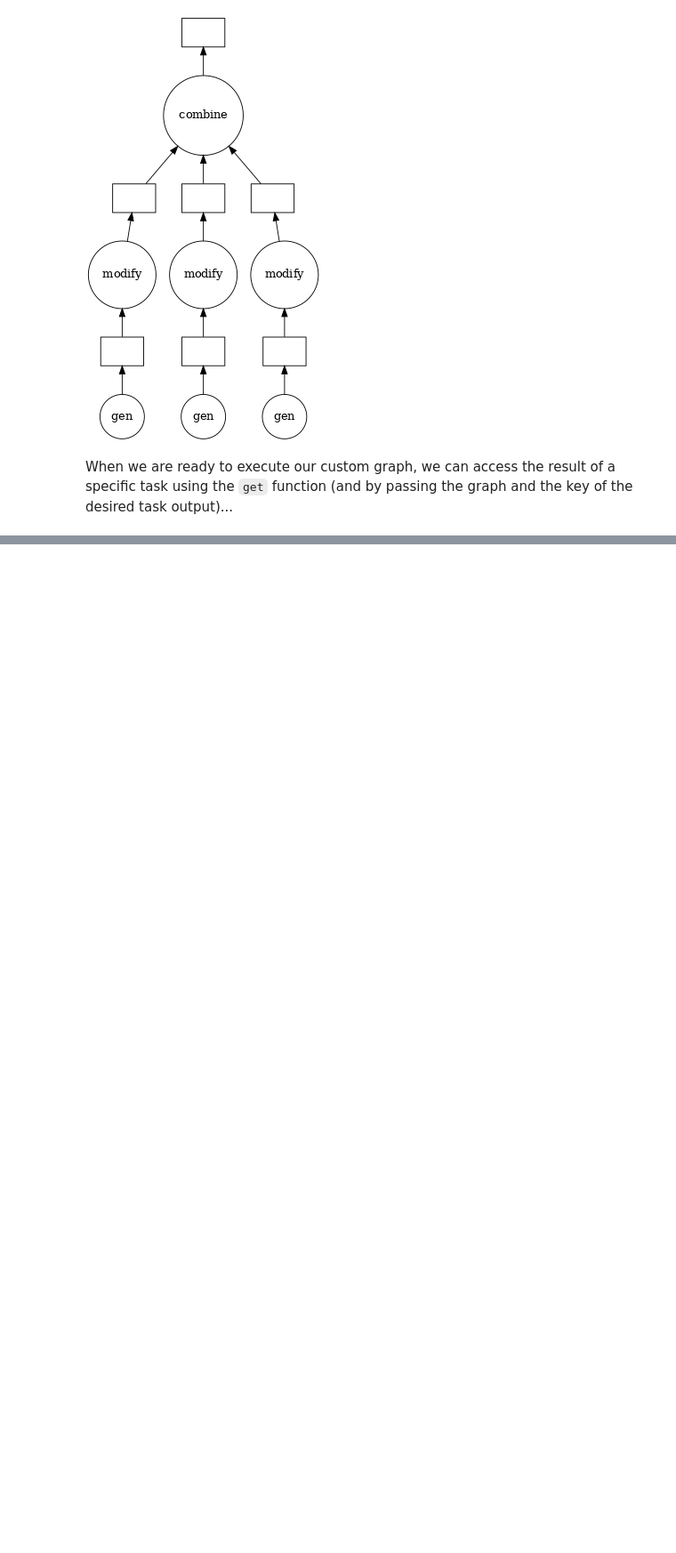
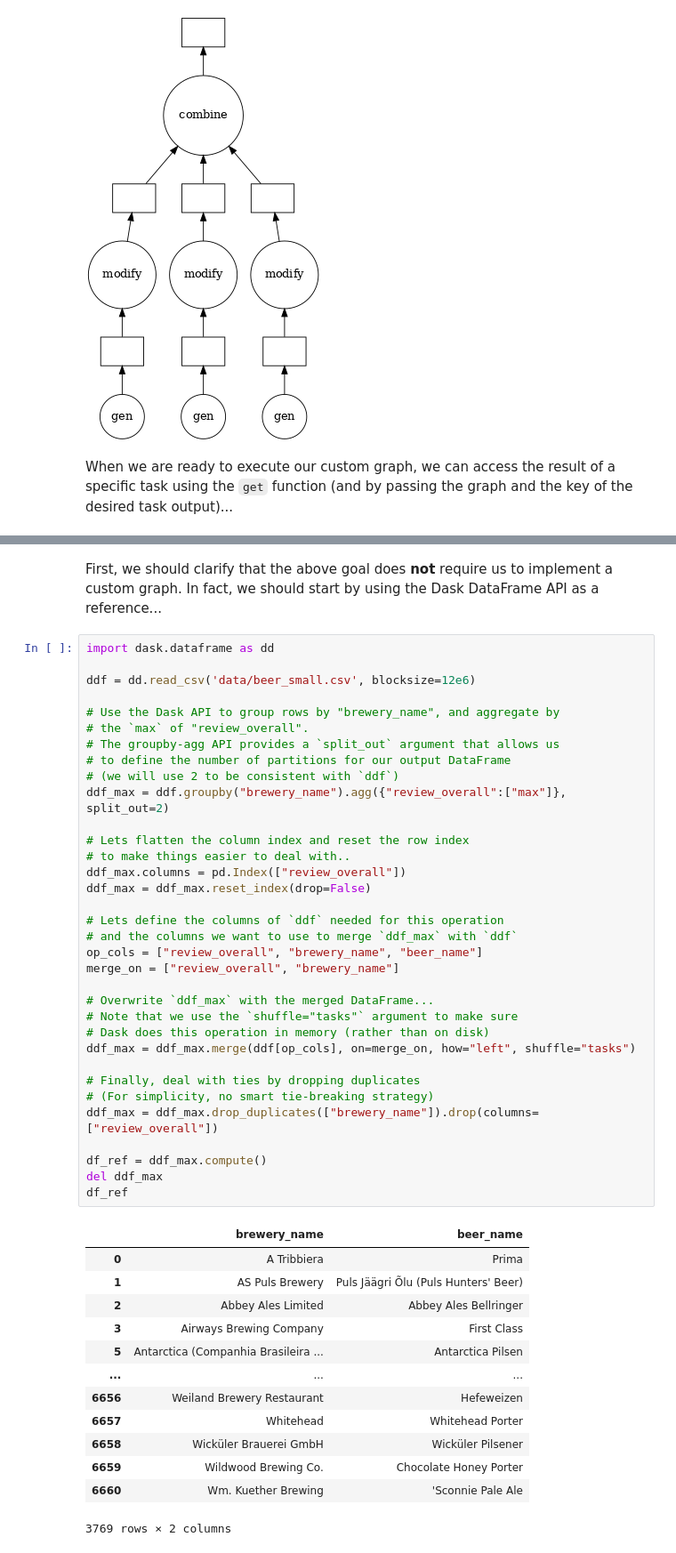
Before and after one commit to rjzamora/notebooks, a Jupyter notebook: nvtabular_dask_demo/Introduction_to_Dask.ipynb, the cells around one changed output, grey strips where cells are left out. Shown at 89% size. Saved outputs shown, nothing was run; the diff lists cells and outputs as text; blank space fills up the shorter version.

```diff
--- a/nvtabular_dask_demo/Introduction_to_Dask.ipynb
+++ b/nvtabular_dask_demo/Introduction_to_Dask.ipynb
@@ -225,0 +400,50 @@ get(dsk, "combine")
+# %% [markdown]
+First, we should clarify that the above goal does **not** require us to implement a custom graph.  In fact, we should start by using the Dask DataFrame API as a reference...
+# %%
+import dask.dataframe as dd
+
+ddf = dd.read_csv('data/beer_small.csv', blocksize=12e6)
+
+# Use the Dask API to group rows by "brewery_name", and aggregate by
+# the `max` of "review_overall".
+# The groupby-agg API provides a `split_out` argument that allows us
+# to define the number of partitions for our output DataFrame
+# (we will use 2 to be consistent with `ddf`)
+ddf_max = ddf.groupby("brewery_name").agg({"review_overall":["max"]}, split_out=2)
+
+# Lets flatten the column index and reset the row index
+# to make things easier to deal with..
+ddf_max.columns = pd.Index(["review_overall"])
+ddf_max = ddf_max.reset_index(drop=False)
+
+# Lets define the columns of `ddf` needed for this operation
+# and the columns we want to use to merge `ddf_max` with `ddf`
+op_cols = ["review_overall", "brewery_name", "beer_name"]
+merge_on = ["review_overall", "brewery_name"]
+
+# Overwrite `ddf_max` with the merged DataFrame...
+# Note that we use the `shuffle="tasks"` argument to make sure
+# Dask does this operation in memory (rather than on disk)
+ddf_max = ddf_max.merge(ddf[op_cols], on=merge_on, how="left", shuffle="tasks")
+
+# Finally, deal with ties by dropping duplicates
+# (For simplicity, no smart tie-breaking strategy)
+ddf_max = ddf_max.drop_duplicates(["brewery_name"]).drop(columns=["review_overall"])
+
+df_ref = ddf_max.compute()
+del ddf_max
+df_ref
+# %% [output]
+|  | brewery_name | beer_name |
+| 0 | A Tribbiera | Prima |
+| 1 | AS Puls Brewery | Puls Jäägri Õlu (Puls Hunters' Beer) |
+| 2 | Abbey Ales Limited | Abbey Ales Bellringer |
+| 3 | Airways Brewing Company | First Class |
+| 5 | Antarctica (Companhia Brasileira ... | Antarctica Pilsen |
+| ... | ... | ... |
+| 6656 | Weiland Brewery Restaurant | Hefeweizen |
+| 6657 | Whitehead | Whitehead Porter |
+| 6658 | Wicküler Brauerei GmbH | Wicküler Pilsener |
+| 6659 | Wildwood Brewing Co. | Chocolate Honey Porter |
+| 6660 | Wm. Kuether Brewing | 'Sconnie Pale Ale |
+3769 rows × 2 columns
```
Also changed, not shown: parts of 31 cells of this notebook.
